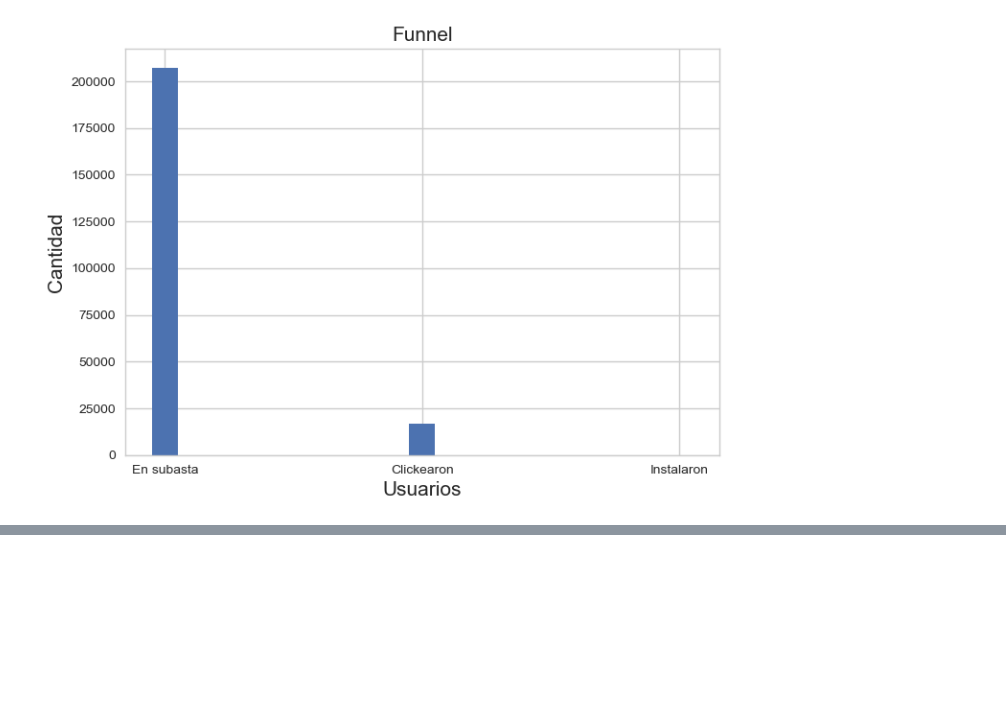
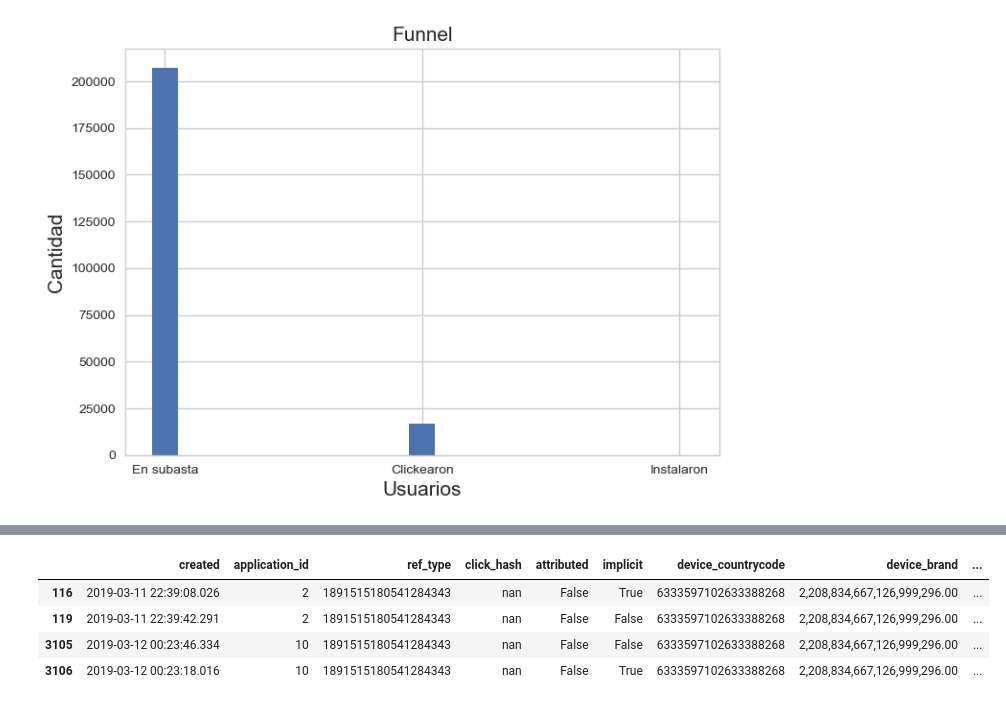
Before and after one commit to LucasCatolino/Organizacion-de-Datos, a Jupyter notebook: Carga de subastas y eventos.ipynb, the cells around one changed output, grey strips where cells are left out. Cells and saved outputs as stored; diff of their text form; code cells hidden in the pictures; blank space fills up the shorter version.

Commit message:
Agrego analizis de instalaciones sospechosas

```diff
--- a/Carga de subastas y eventos.ipynb
+++ b/Carga de subastas y eventos.ipynb
@@ -86,0 +100,9 @@ Del gráfico puede verse que de los usuarios que entraron a la subasta, aproxima
+# %%
+usuario1= instalaciones[(instalaciones['device_id']== 5208834946313176321)]
+usuario1
+# %% [output]
+|  | created | application_id | ref_type | click_hash | attributed | implicit | device_countrycode | device_brand | ... |
+| 116 | 2019-03-11 22:39:08.026 | 2 | 1891515180541284343 | nan | False | True | 6333597102633388268 | 2,208,834,667,126,999,296.00 | ... |
+| 119 | 2019-03-11 22:39:42.291 | 2 | 1891515180541284343 | nan | False | False | 6333597102633388268 | 2,208,834,667,126,999,296.00 | ... |
+| 3105 | 2019-03-12 00:23:46.334 | 10 | 1891515180541284343 | nan | False | False | 6333597102633388268 | 2,208,834,667,126,999,296.00 | ... |
+| 3106 | 2019-03-12 00:23:18.016 | 10 | 1891515180541284343 | nan | False | True | 6333597102633388268 | 2,208,834,667,126,999,296.00 | ... |
```
Also changed, not shown: parts of 8 cells of this notebook.
